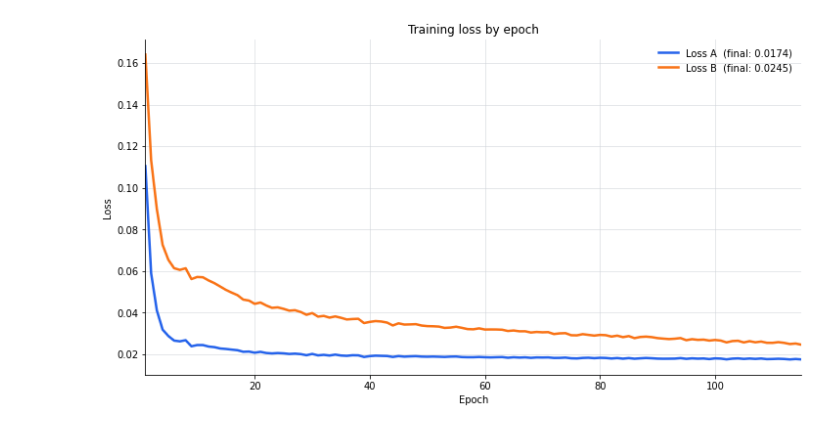
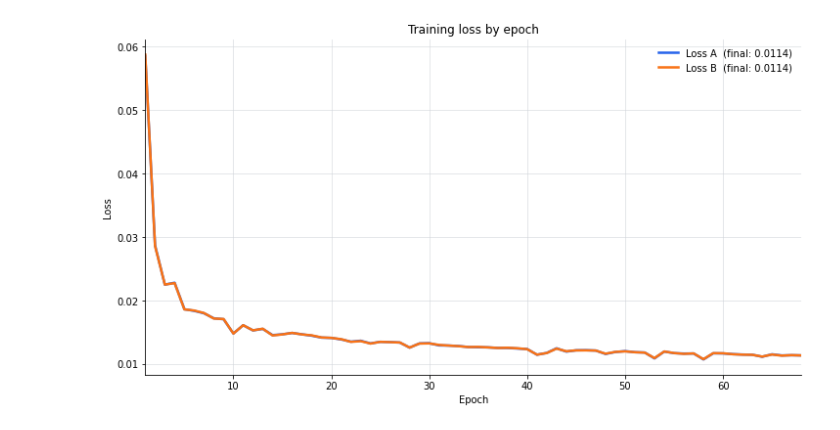
Before and after one commit to Janekkoli/uvcgan2, a Jupyter notebook: wykresy.ipynb, the cells around one changed output. Cells and saved outputs as stored; diff of their text form; code cells hidden in the pictures.

```diff
--- a/wykresy.ipynb
+++ b/wykresy.ipynb
@@ -139,32 +180,32 @@ else:
 # %%
 import pandas as pd
 import matplotlib.pyplot as plt
 
-df = pd.read_csv("/home/jan/uvcgan2/uvcgan2/outdir/crystalSmall/model100epochs/history.csv").sort_values("epoch")
+df = pd.read_csv("/lu/tetyda/home/jk426853/uvcgan2/outdir/crystalSmall/BertFirstonlysynththen60normal/history.csv").sort_values("epoch")
 window = 1
 
 colors = {"loss_a": "#2563eb", "loss_b": "#f97316"}
 
 fig, ax = plt.subplots(figsize=(10, 5.5), layout="constrained")
 
 for column, label in [("loss_a", "Loss A"), ("loss_b", "Loss B")]:
     color = colors[column]
     ax.plot(df["epoch"], df[column], color=color, alpha=0.22, linewidth=1)
     smooth = df[column].rolling(window, min_periods=1).mean()
     ax.plot(
         df["epoch"], smooth, color=color, linewidth=2.5,
         label=f"{label}  (final: {df[column].iloc[-1]:.4f})",
     )
 
 ax.set(
     title="Training loss by epoch",
     xlabel="Epoch",
     ylabel="Loss",
     xlim=(df["epoch"].min(), df["epoch"].max()),
 )
 ax.grid(True, color="#d1d5db", linewidth=0.8, alpha=0.7)
 ax.spines[["top", "right"]].set_visible(False)
 ax.legend(frameon=False)
 plt.show()
 # %% [output]
-[figure, old version]
+[figure, new version]
```
Also changed, not shown: parts of 5 cells of this notebook, 8 other files.
